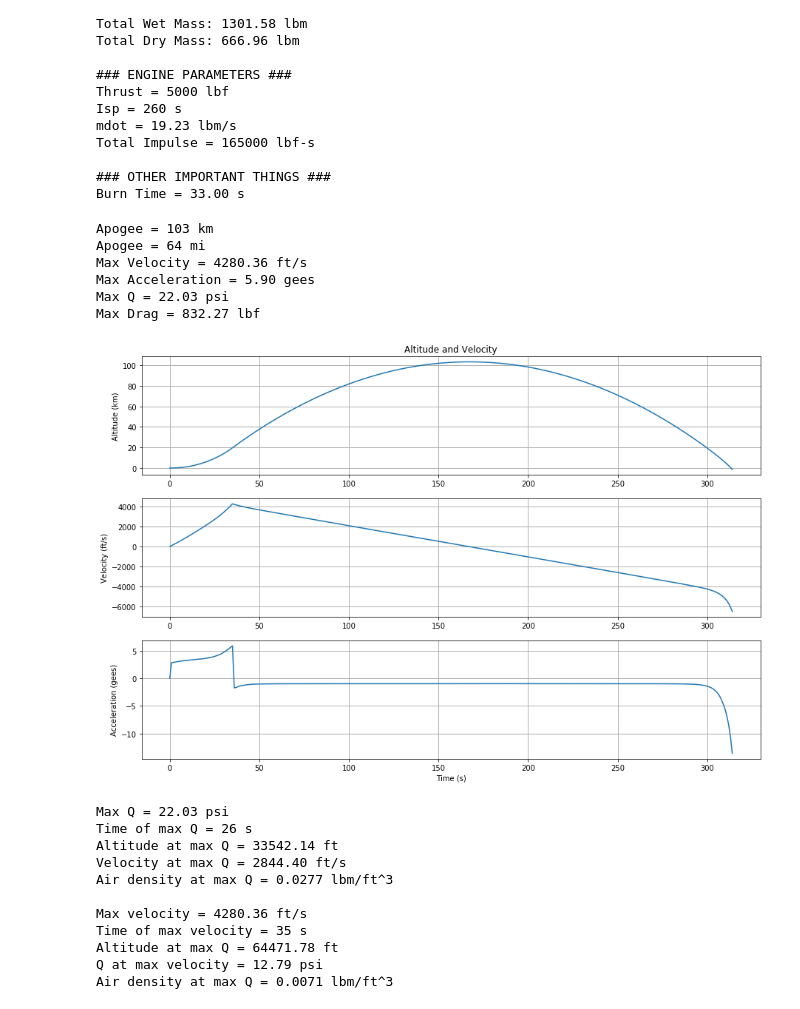
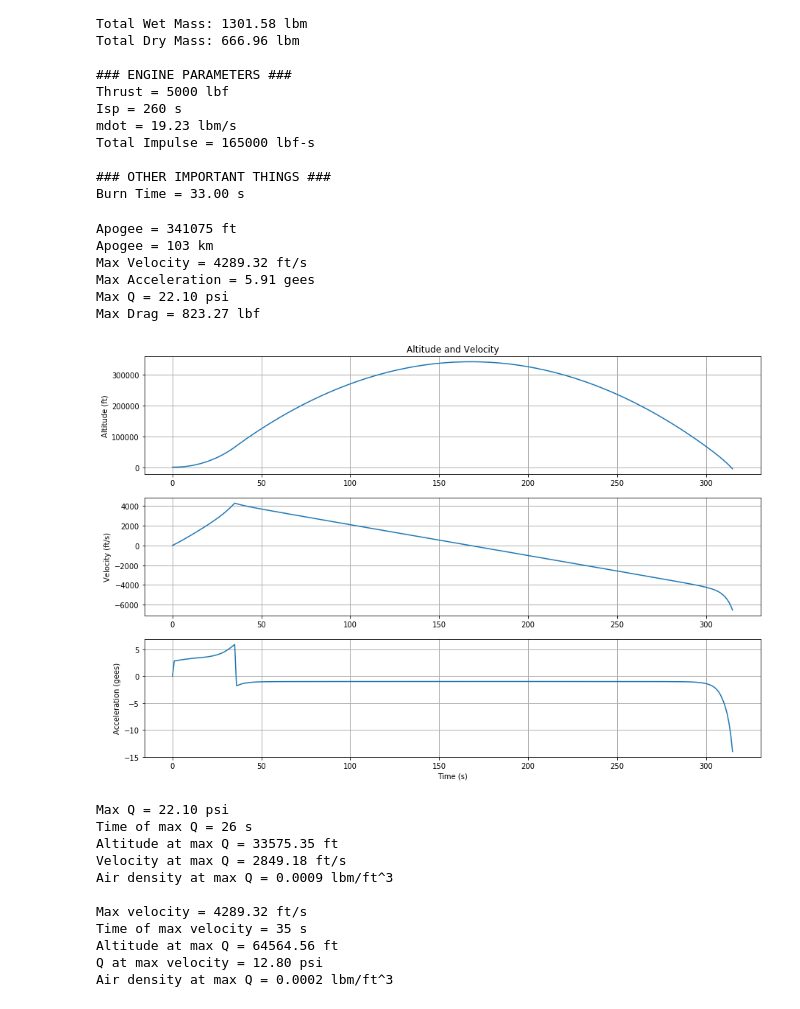
Before and after one commit to rocketproplab/marginal-stability, a Jupyter notebook: Design/Vehicle-Sizing/marginal-stability-sizing.ipynb, the cells around one changed output. Drawn from its saved outputs; the diff is of its cells as text; code cells hidden in the pictures.

Commit message:
finish unit conversions

```diff
--- a/Design/Vehicle-Sizing/marginal-stability-sizing.ipynb
+++ b/Design/Vehicle-Sizing/marginal-stability-sizing.ipynb
@@ -16,8 +16,8 @@ def plot_alt(fig):
     ax1.xaxis.grid(linewidth=1.0)
     ax1.yaxis.grid(linewidth=1.0)
     ax1.grid(True, linewidth=1)
-    ax1.plot(time,kmaltitude)
-    ax1.set_ylabel('Altitude (km)')
+    ax1.plot(time,altitude)
+    ax1.set_ylabel('Altitude (ft)')
 
     ax1.set_title('Altitude and Velocity')
 
@@ -26,7 +26,7 @@ def plot_alt(fig):
     ax2.xaxis.grid(linewidth=1.0)
     ax2.yaxis.grid(linewidth=1.0)
     ax2.grid(True, linewidth=1)
-    ax2.plot(time,velImp)
+    ax2.plot(time,velocity)
     ax2.set_ylabel('Velocity (ft/s)')
 
     # plot acceleration
@@ -46,7 +46,7 @@ def plot_thrust(fig):
     ax.yaxis.grid(linewidth=1.0)
     ax.grid(True, linewidth=1)
     ax.plot(time,thrust)
-    ax.set_ylabel('Thrust (N)')
+    ax.set_ylabel('Thrust (lbf)')
 
     ax.set_title('Thrust and Drag')
 
@@ -56,7 +56,7 @@ def plot_thrust(fig):
     ax1.yaxis.grid(linewidth=1.0)
     ax1.grid(True, linewidth=1)
     ax1.plot(time,drag)
-    ax1.set_ylabel('Drag (N)')
+    ax1.set_ylabel('Drag (lbf)')
     ax1.set_ylim(0,2e5)
 # %%
 burntime = 33# s
@@ -94,12 +94,12 @@ tankSpecs = tank.tankCalc()
 mtank = tankSpecs['tank_mass'] #lbm
 
 if diameter == 8:
-    refArea = .0325 #m^2
+    refArea = .345 #ft^2
 elif diameter == 15:
-    refArea = .114 #m^2
+    refArea = 1.227 #m^2
 else:
-    refArea = .05 #m^2
-#reference area of .05 for 10" rocket, .0325 for 8" rocket, .114 for 15" rocket
+    refArea = .538 #m^2
+#reference area of .538 for 10" rocket, .345 for 8" rocket, 1.227 for 15" rocket
 
 m0 = mpropulsion + mpropellant + mstructure + mavionics + msystems + mmisc + mtank
 
@@ -131,7 +131,7 @@ initialConditions = {
     'latitude': 0,
     'longitude': 0,
     'altitude': 0,
-    'mass': m0,
+    'mass': unit.lbmToSlug(m0),
     'heat': 0,
     'lift_coefficient': 0,
     'bank_angle': 0,
@@ -142,7 +142,7 @@ engines = {
     'thrust_sl': thrust_sl,
     'thrust_angle': 0,
     'Isp': Isp,
-    'Ae': 0.25,
+    'Ae': 2.690978,
     'nengines': nengines
 }
 # %% [output]
@@ -168,35 +168,36 @@ Total Impulse = 165000 lbf-s
 Burn Time = 33.00 s
 # %%
 itsatest = sim.Rocket(initialConditions, engines, burntime)
-altitude, velocity, acceleration, mass, time, thrust, drag, Q, rho = itsatest.run()
+altitude, velocity, acceleration, mass, time, thrust, drag, Q, rho, temperature = itsatest.run()
 # %%
 kmaltitude = [unit.ftToM(x)/1000 for x in altitude]
+QPsi = [unit.psfToPsi(x) for x in Q]
 
 print('Apogee = %d ft' % max(altitude))
 print('Apogee = %d km' % max(kmaltitude))
 print('Max Velocity = %.2f ft/s' % max(velocity))
 gees = [a/g0Imp for a in acceleration]
 print('Max Acceleration = %.2f gees' % max(gees))
-print('Max Q = %.2f psi' % max(Q))
+print('Max Q = %.2f psi' % max(QPsi))
 Drag = drag[0:len(Q)]
 print('Max Drag = %.2f lbf' % max(Drag))
 
 fig = plt.figure(figsize=(15,10))
 fig.subplots_adjust(hspace=0.2)
 
 # fig2 = plt.figure(figsize=(15,10))
 # fig2.subplots_adjust(hspace=0.2)
 
 plot_alt(fig)
 plt.show()
 # %% [output]
+Apogee = 341075 ft
 Apogee = 103 km
-Apogee = 64 mi
-Max Velocity = 4280.36 ft/s
-Max Acceleration = 5.90 gees
-Max Q = 22.03 psi
-Max Drag = 832.27 lbf
+Max Velocity = 4289.32 ft/s
+Max Acceleration = 5.91 gees
+Max Q = 22.10 psi
+Max Drag = 823.27 lbf
-[figure, old version]
+[figure, new version]
 # %%
 def maxAndTime(list):
     max = 0
@@ -207,7 +208,7 @@ def maxAndTime(list):
             time = i
     return (max,time)
 
-maxQ, maxQTime = maxAndTime(Q)
+maxQ, maxQTime = maxAndTime(QPsi)
 print("Max Q = %.2f psi" % maxQ)
 print("Time of max Q = %d s" % maxQTime)
 print("Altitude at max Q = %.2f ft" % altitude[maxQTime])
@@ -220,20 +221,20 @@ maxV, maxVTime = maxAndTime(velocity[0:len(Q)])
 print("Max velocity = %.2f ft/s" % maxV)
 print("Time of max velocity = %d s" % maxVTime)
 print("Altitude at max Q = %.2f ft" % altitude[maxVTime])
-print("Q at max velocity = %.2f psi" % Q[maxVTime])
+print("Q at max velocity = %.2f psi" % QPsi[maxVTime])
 print("Air density at max Q = %.4f lbm/ft^3" % rho[maxVTime])
 # %% [output]
-Max Q = 22.03 psi
+Max Q = 22.10 psi
 Time of max Q = 26 s
-Altitude at max Q = 33542.14 ft
-Velocity at max Q = 2844.40 ft/s
-Air density at max Q = 0.0277 lbm/ft^3
+Altitude at max Q = 33575.35 ft
+Velocity at max Q = 2849.18 ft/s
+Air density at max Q = 0.0009 lbm/ft^3
 
-Max velocity = 4280.36 ft/s
+Max velocity = 4289.32 ft/s
 Time of max velocity = 35 s
-Altitude at max Q = 64471.78 ft
-Q at max velocity = 12.79 psi
-Air density at max Q = 0.0071 lbm/ft^3
+Altitude at max Q = 64564.56 ft
+Q at max velocity = 12.80 psi
+Air density at max Q = 0.0002 lbm/ft^3
 # %%
 fig1 = plt.figure(figsize=(10,6))
 ax11 = fig1.add_subplot(1,1,1)
```
Also changed, not shown: parts of 2 cells of this notebook, 2 other files.
